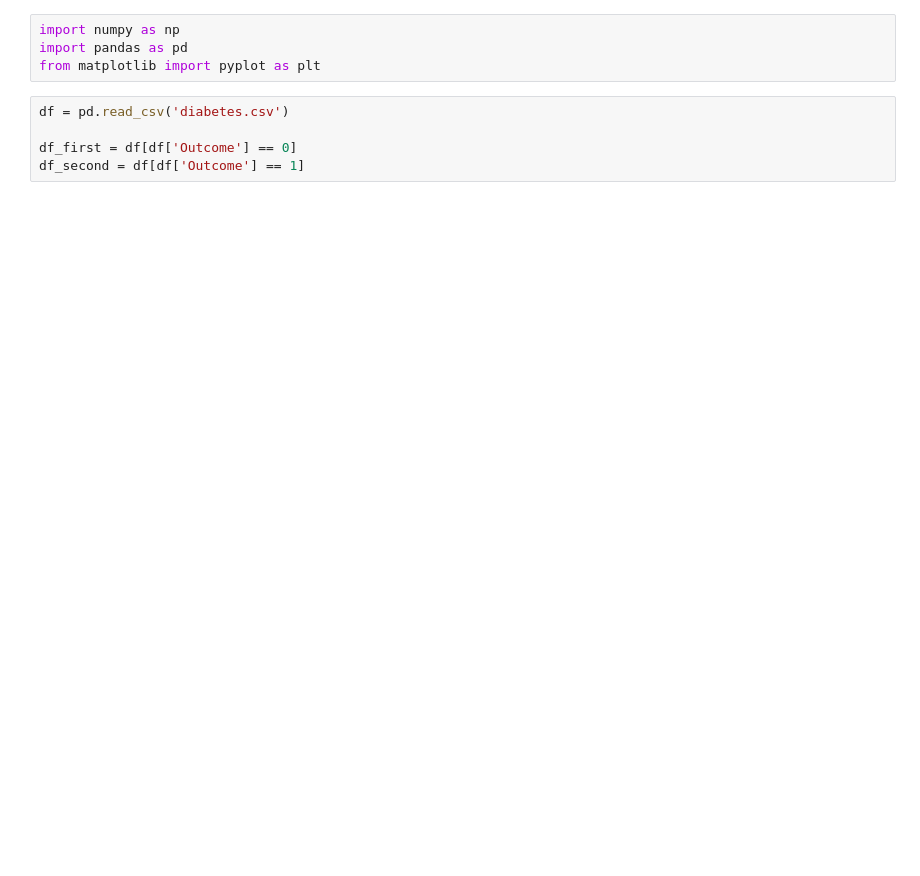
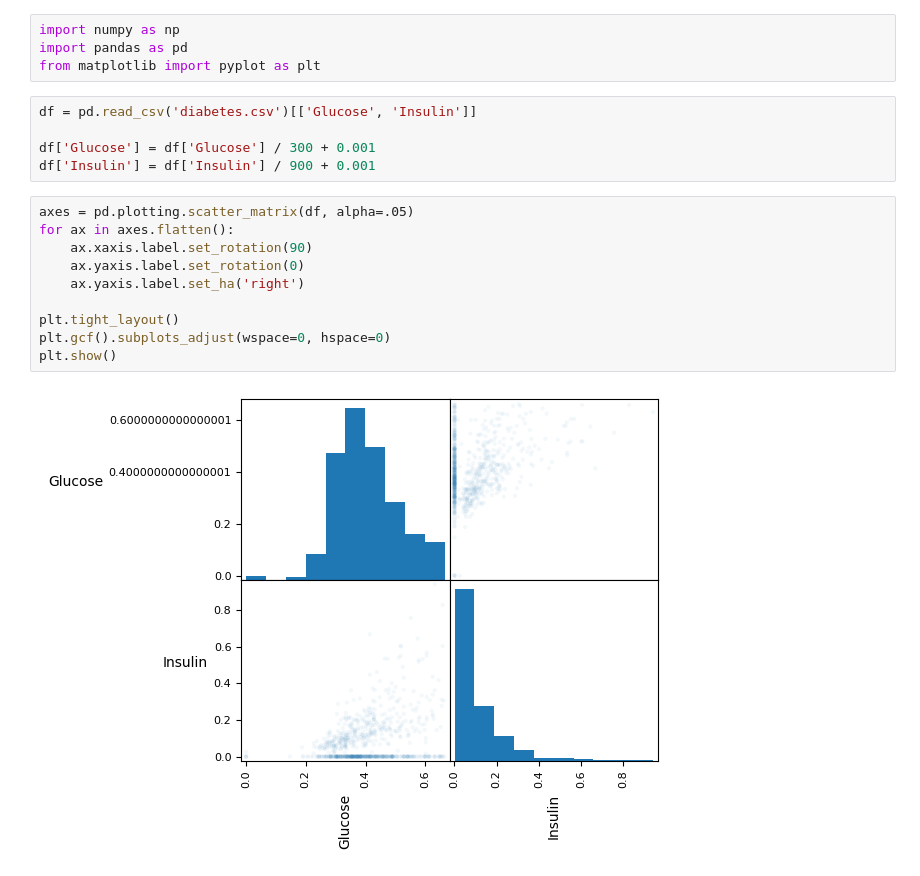
Before and after one commit to AngelicHedgehog/BMSTU-Modeling, a Jupyter notebook: hw2/hw2.ipynb, the cells around one changed output. Saved outputs shown, nothing was run; the diff lists cells and outputs as text; blank space fills up the shorter version.

```diff
--- a/hw2/hw2.ipynb
+++ b/hw2/hw2.ipynb
@@ -3,8 +3,20 @@ import numpy as np
 import pandas as pd
 from matplotlib import pyplot as plt
 # %%
-df = pd.read_csv('diabetes.csv')
+df = pd.read_csv('diabetes.csv')[['Glucose', 'Insulin']]
 
-df_first = df[df['Outcome'] == 0]
-df_second = df[df['Outcome'] == 1]
+df['Glucose'] = df['Glucose'] / 300 + 0.001
+df['Insulin'] = df['Insulin'] / 900 + 0.001
+# %%
+axes = pd.plotting.scatter_matrix(df, alpha=.05)
+for ax in axes.flatten():
+    ax.xaxis.label.set_rotation(90)
+    ax.yaxis.label.set_rotation(0)
+    ax.yaxis.label.set_ha('right')
+
+plt.tight_layout()
+plt.gcf().subplots_adjust(wspace=0, hspace=0)
+plt.show()
+# %% [output]
+[figure, added]
 # %%
```
Also changed, not shown: parts of 5 cells of this notebook, 2 other files.
